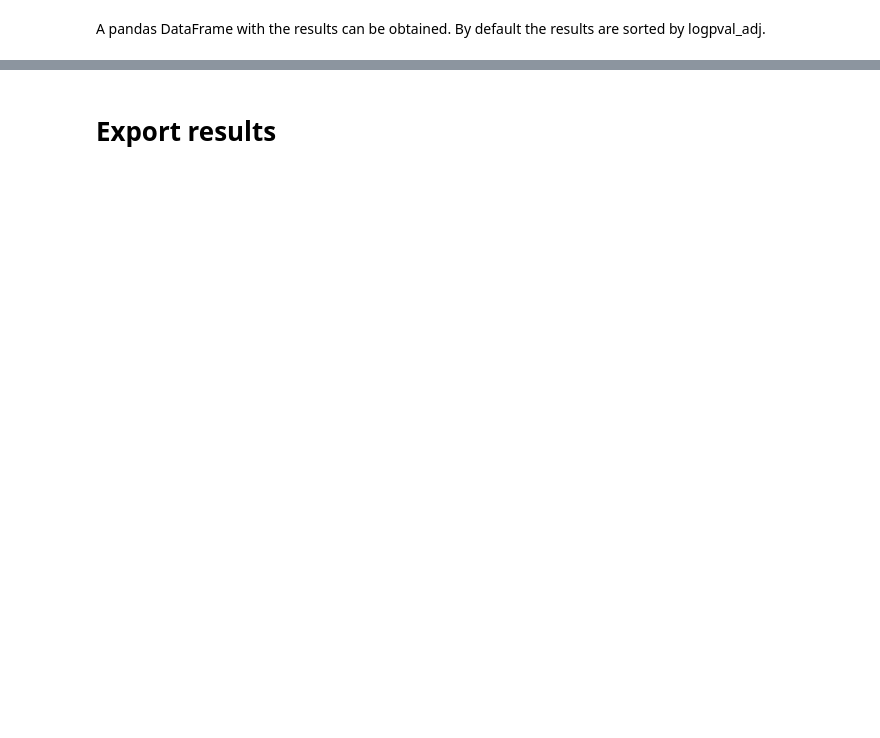
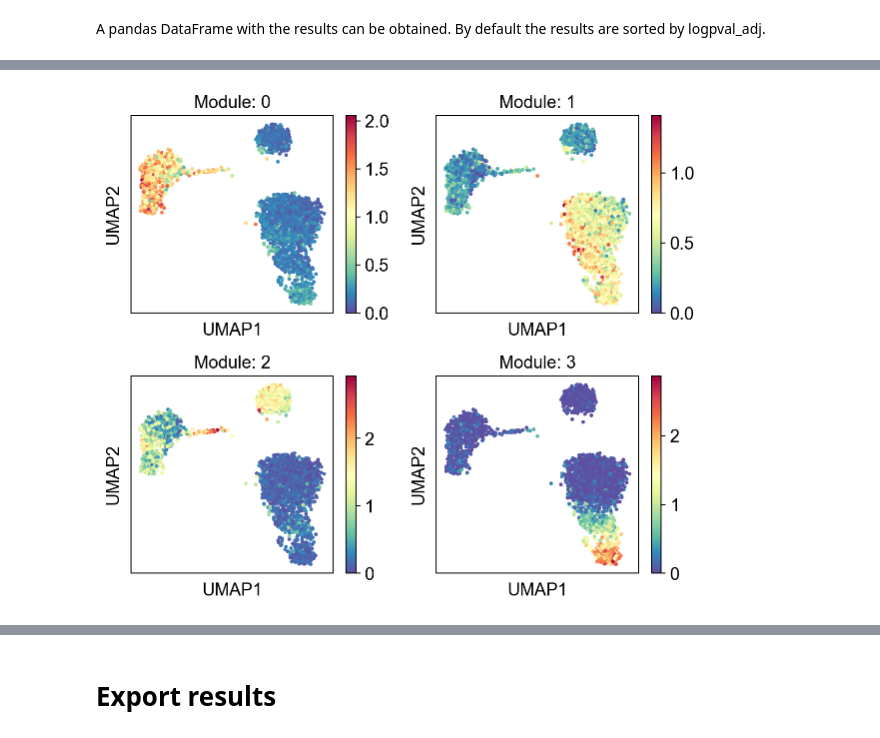
Before and after one commit to ddiez/singleCellHaystack-py, a Jupyter notebook: docs/articles/pbmc3k.ipynb, the cells around one changed output, grey strips where cells are left out. Drawn from its saved outputs; the diff is of its cells as text; code cells hidden in the pictures; blank space fills up the shorter version.

Commit message:
Add clustering section to scRNA-seq article.

```diff
--- a/docs/articles/pbmc3k.ipynb
+++ b/docs/articles/pbmc3k.ipynb
@@ -87,0 +116,3 @@ sc.pl.umap(adata, color=sum.gene.iloc[:4], ncols=2, cmap="Spectral_r")
+# %%
+gene_mods = hs.cluster_genes(adata.raw.to_adata(), res, n_clusters=4)
+gene_mods.sort_values("cluster").groupby("cluster").head(3)
@@ -87,0 +133,4 @@ sc.pl.umap(adata, color=sum.gene.iloc[:4], ncols=2, cmap="Spectral_r")
+# %%
+hs.plot_gene_clusters(adata.raw.to_adata(), gene_mods, basis="umap", ncols=2, figsize=[7, 6],   color_map="Spectral_r")
+# %% [output]
+[figure, added]
```
Also changed, not shown: parts of 19 cells of this notebook.
